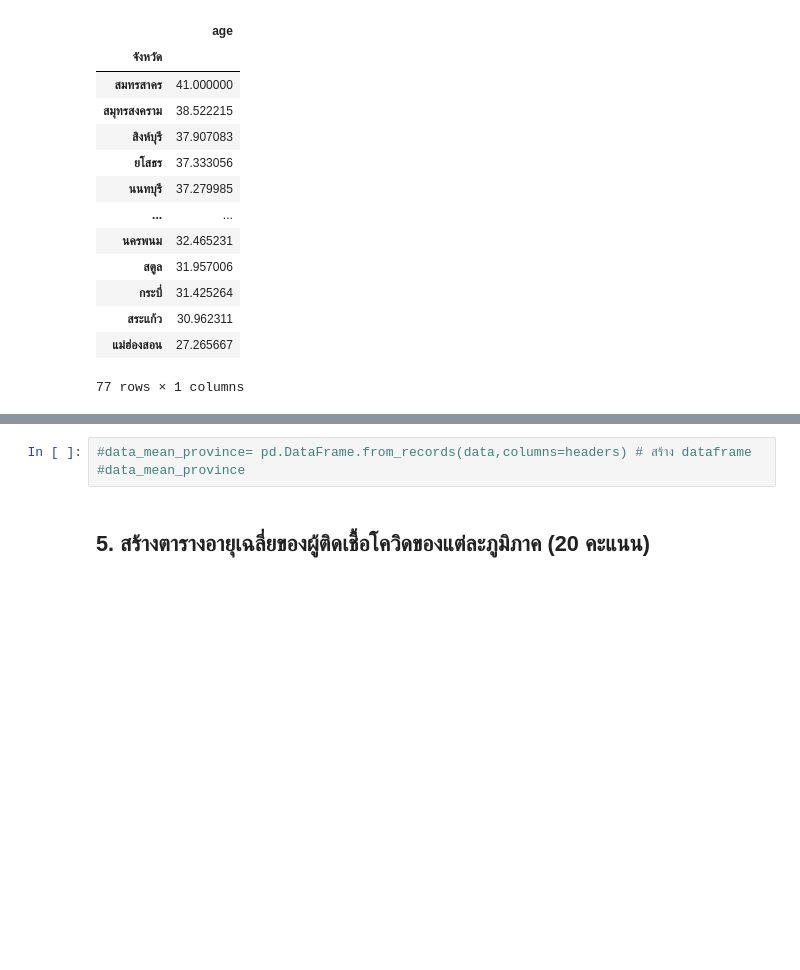
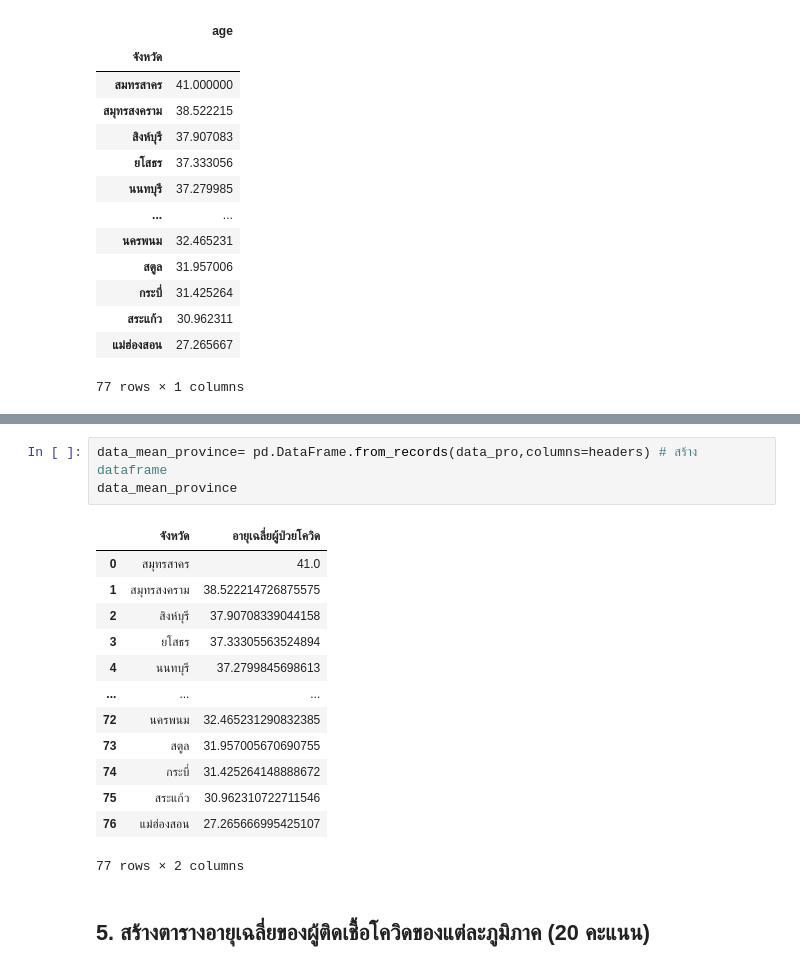
Before and after one commit to PhinyadaPhen/data_viz_2022, a Jupyter notebook: BasicPython&DataViz_midterm2022.ipynb, the cells around one changed output, grey strips where cells are left out. Cells and saved outputs as stored; diff of their text form; blank space fills up the shorter version.

```diff
--- a/BasicPython&DataViz_midterm2022.ipynb
+++ b/BasicPython&DataViz_midterm2022.ipynb
@@ -715,6 +637,20 @@ headers = ['จังหวัด','อายุเฉลี่ยผู้ป
 # %%
-#data_mean_province= pd.DataFrame.from_records(data,columns=headers) # สร้าง dataframe
-#data_mean_province
+data_mean_province= pd.DataFrame.from_records(data_pro,columns=headers) # สร้าง dataframe
+data_mean_province
+# %% [output]
+|  | จังหวัด | อายุเฉลี่ยผู้ป่วยโควิด |
+| 0 | สมุทรสาคร | 41.0 |
+| 1 | สมุทรสงคราม | 38.522214726875575 |
+| 2 | สิงห์บุรี | 37.90708339044158 |
+| 3 | ยโสธร | 37.33305563524894 |
+| 4 | นนทบุรี | 37.2799845698613 |
+| ... | ... | ... |
+| 72 | นครพนม | 32.465231290832385 |
+| 73 | สตูล | 31.957005670690755 |
+| 74 | กระบี่ | 31.425264148888672 |
+| 75 | สระแก้ว | 30.962310722711546 |
+| 76 | แม่ฮ่องสอน | 27.265666995425107 |
+77 rows × 2 columns
 # %% [markdown]
 ## 5. สร้างตารางอายุเฉลี่ยของผู้ติดเชื้อโควิดของแต่ละภูมิภาค (20 คะแนน)
 # %%
```
Also changed, not shown: parts of 8 cells of this notebook.
